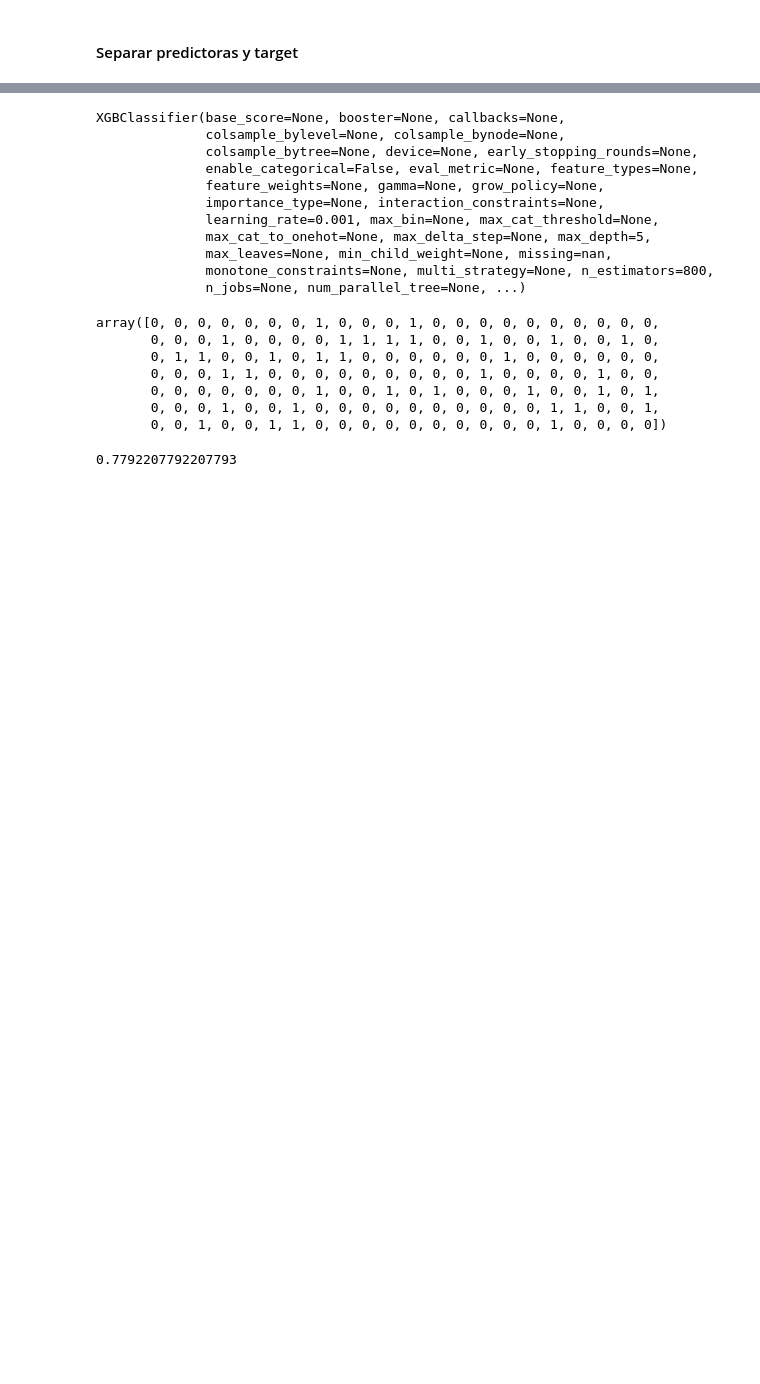
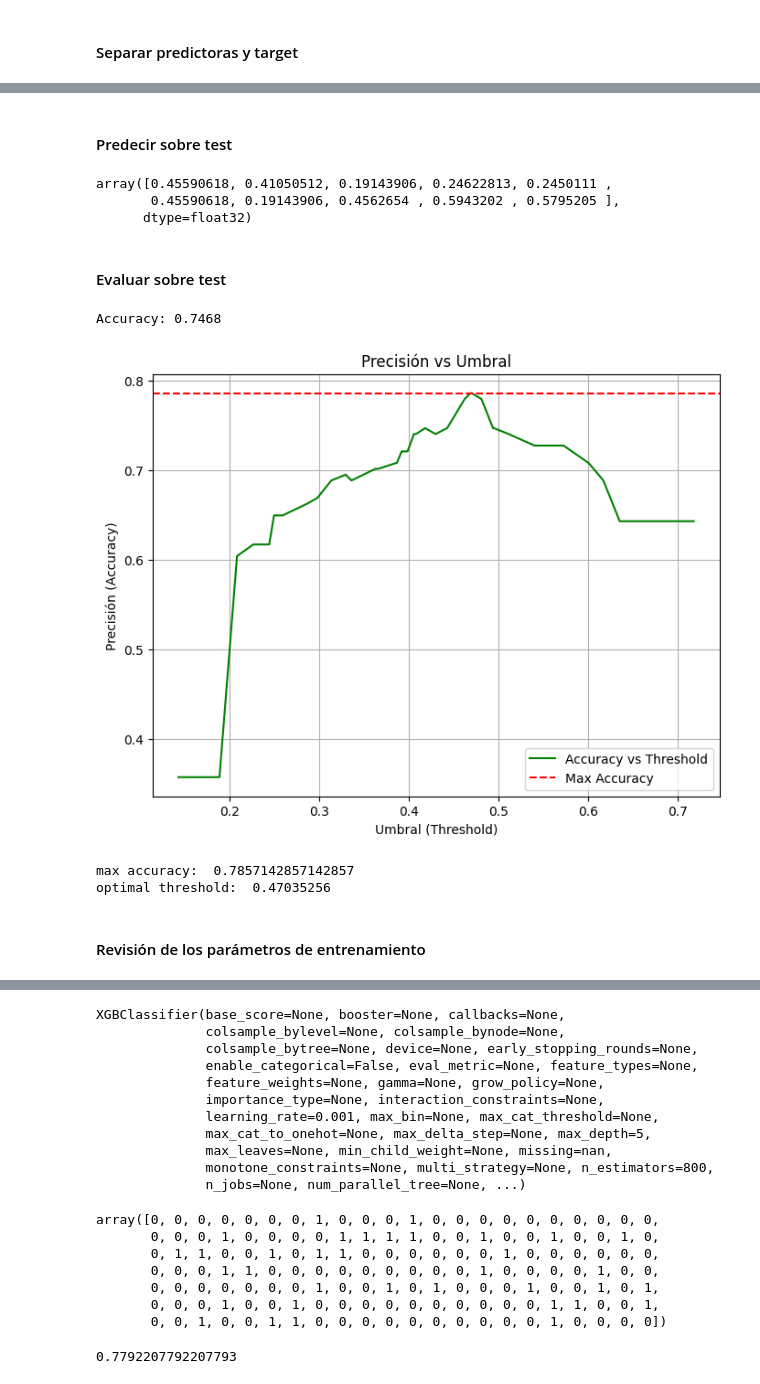
Before and after one commit to mvlarra/Project_ML_boosting-algorithms-project_VL, a Jupyter notebook: Project_ML_Boosting_VL.ipynb, the cells around one changed output, grey strips where cells are left out. Saved outputs shown, nothing was run; the diff lists cells and outputs as text; code cells hidden in the pictures; blank space fills up the shorter version.

```diff
--- a/Project_ML_Boosting_VL.ipynb
+++ b/Project_ML_Boosting_VL.ipynb
@@ -113,0 +74,11 @@ XGBClassifier(base_score=None, booster=None, callbacks=None,
+# %%
+# ◯ Instanciar el clasificador XGBoost y configurar los parámetros
+        # ✓ use_label_encoder=False: Evita la advertencia de uso del codificador de etiquetas obsoleto en versiones recientes de XGBoost.
+        # ✓ eval_metric='error': Usamos tasa de error como métrica donde 'error' = 1 - accuracy
+        # ✓ early_stopping_rounds=5: Detiene el entrenamiento si no hay mejora en la métrica de evaluación durante 5 rondas consecutivas.
+        # ✓ random_state=42: Para reproducibilidad
+
+xgb = XGBClassifier(use_label_encoder=False, eval_metric='error', early_stopping_rounds=5, random_state=42)
+
+# Entrenar
+xgb.fit(X_train, y_train, eval_set=[(X_test, y_test)])
@@ -113,0 +107,46 @@ XGBClassifier(base_score=None, booster=None, callbacks=None,
+# %% [markdown]
+#### Predecir sobre test
+# %%
+# Obtener las probabilidades de la clase positiva (1) para la curva ROC
+pred = xgb.predict_proba(X_test)[:, 1]
+# Mostrar las primeras 10 predicciones de probabilidad
+pred[:10]
+# %% [output]
+array([0.45590618, 0.41050512, 0.19143906, 0.24622813, 0.2450111 ,
+       0.45590618, 0.19143906, 0.4562654 , 0.5943202 , 0.5795205 ],
+      dtype=float32)
+# %% [markdown]
+#### Evaluar sobre test
+# %%
+from sklearn.metrics import accuracy_score
+
+accuracy_score(y_test, xgb.predict(X_test))
+
+# Imprimir la precisión (accuracy) del modelo en el conjunto de prueba
+print(f"Accuracy: {accuracy_score(y_test, xgb.predict(X_test)):.4f}")
+
+# Visualizar la curva Accuracy vs Threshold
+plt.figure(figsize=(8, 6))
+accuracy = []
+for threshold in thresholds:
+    pred_binary = (pred >= threshold).astype(int)
+    acc = accuracy_score(y_test, pred_binary)
+    accuracy.append(acc)
+plt.plot(thresholds, accuracy, label='Accuracy vs Threshold', color='green')
+plt.xlabel('Umbral (Threshold)')
+plt.ylabel('Precisión (Accuracy)')
+plt.title('Precisión vs Umbral')
+plt.axhline(y=max(accuracy), color='r', linestyle='--', label='Max Accuracy')
+plt.legend()
+plt.grid()
+plt.show()
+
+print("max accuracy: ", max(accuracy)) # Imprime la máxima precisión
+print("optimal threshold: ", thresholds[np.argmax(accuracy)]) # Imprime el umbral óptimo
+# %% [output]
+Accuracy: 0.7468
+[figure, added]
+max accuracy:  0.7857142857142857
+optimal threshold:  0.47035256
+# %% [markdown]
+#### Revisión de los parámetros de entrenamiento
```
Also changed, not shown: parts of 18 cells of this notebook.
